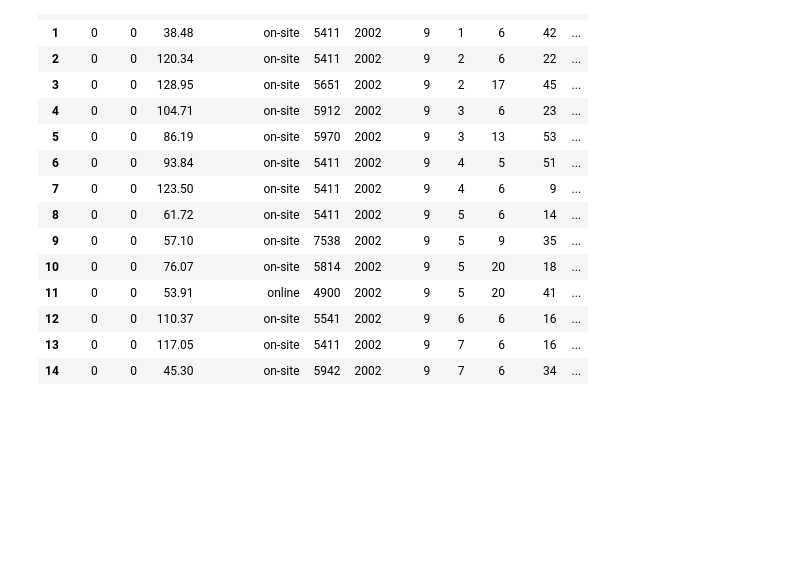
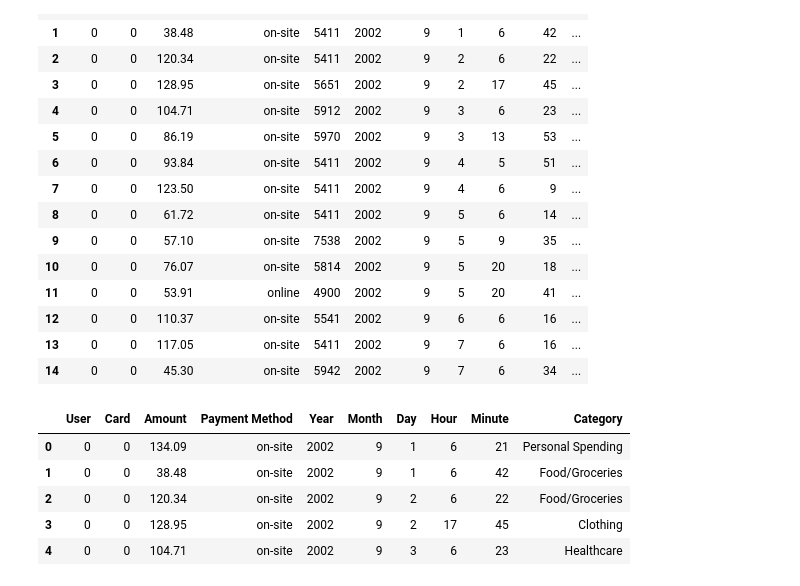
Before and after one commit to NourHabra/FUSE-AI, a Jupyter notebook: processing.ipynb, the cells around one changed output. Cells and saved outputs as stored; diff of their text form; code cells hidden in the pictures; blank space fills up the shorter version.

```diff
--- a/processing.ipynb
+++ b/processing.ipynb
@@ -451,3 +451,14 @@ data.head(15)
 | 12 | 0 | 0 | 110.37 | on-site | 5541 | 2002 | 9 | 6 | 6 | 16 | ... |
 | 13 | 0 | 0 | 117.05 | on-site | 5411 | 2002 | 9 | 7 | 6 | 16 | ... |
 | 14 | 0 | 0 | 45.30 | on-site | 5942 | 2002 | 9 | 7 | 6 | 34 | ... |
+# %%
+data=data.drop(['MCC','IRSDescription'],axis=1)
+# %%
+data.head()
+# %% [output]
+|  | User | Card | Amount | Payment Method | Year | Month | Day | Hour | Minute | Category |
+| 0 | 0 | 0 | 134.09 | on-site | 2002 | 9 | 1 | 6 | 21 | Personal Spending |
+| 1 | 0 | 0 | 38.48 | on-site | 2002 | 9 | 1 | 6 | 42 | Food/Groceries |
+| 2 | 0 | 0 | 120.34 | on-site | 2002 | 9 | 2 | 6 | 22 | Food/Groceries |
+| 3 | 0 | 0 | 128.95 | on-site | 2002 | 9 | 2 | 17 | 45 | Clothing |
+| 4 | 0 | 0 | 104.71 | on-site | 2002 | 9 | 3 | 6 | 23 | Healthcare |
```
Also changed, not shown: parts of 3 cells of this notebook.
